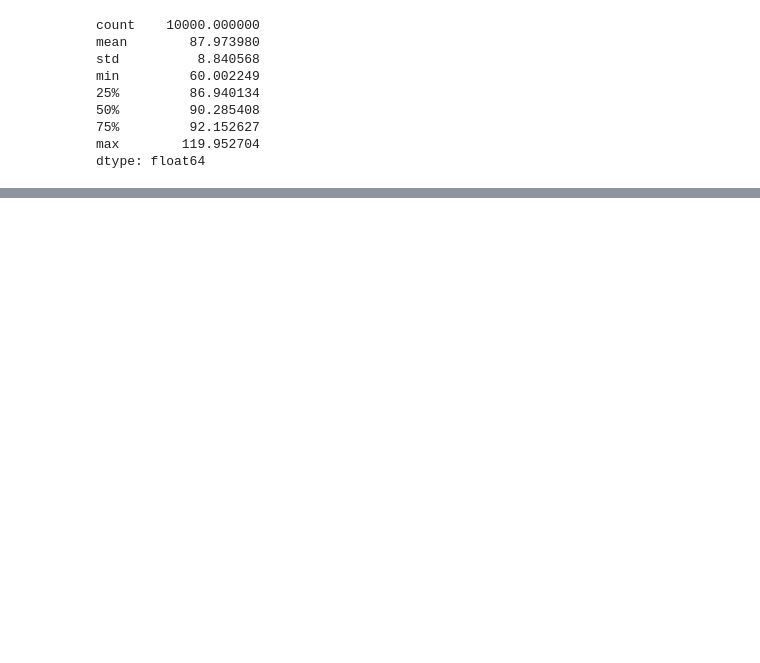
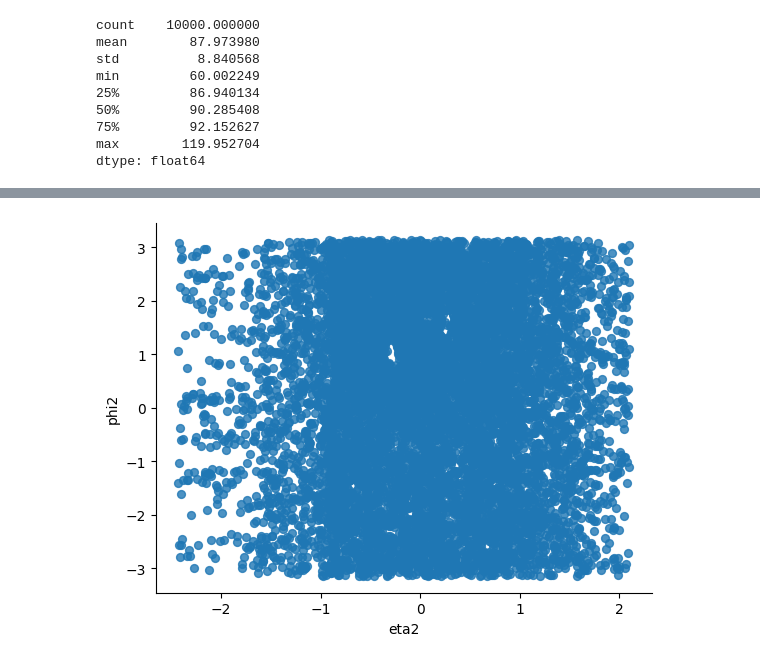
Before and after one commit to ProgramasParaFisicaDeParticulas/lecturadecvsopendatacvsfiles-Jorge-1501, a Jupyter notebook: LeyendoCSVDelOpendataDelCMS.ipynb, the cells around one changed output, grey strips where cells are left out. Drawn from its saved outputs; the diff is of its cells as text; code cells hidden in the pictures; blank space fills up the shorter version.

```diff
--- a/LeyendoCSVDelOpendataDelCMS.ipynb
+++ b/LeyendoCSVDelOpendataDelCMS.ipynb
@@ -269,0 +281,7 @@ fig_5.show()
+# %%
+# @title eta1 vs phi1
+
+particles.plot(kind='scatter', x='eta2', y='phi2', s=32, alpha=.8)
+plt.gca().spines[['top', 'right',]].set_visible(False)
+# %% [output]
+[figure, added]
```
Also changed, not shown: parts of 8 cells of this notebook.
